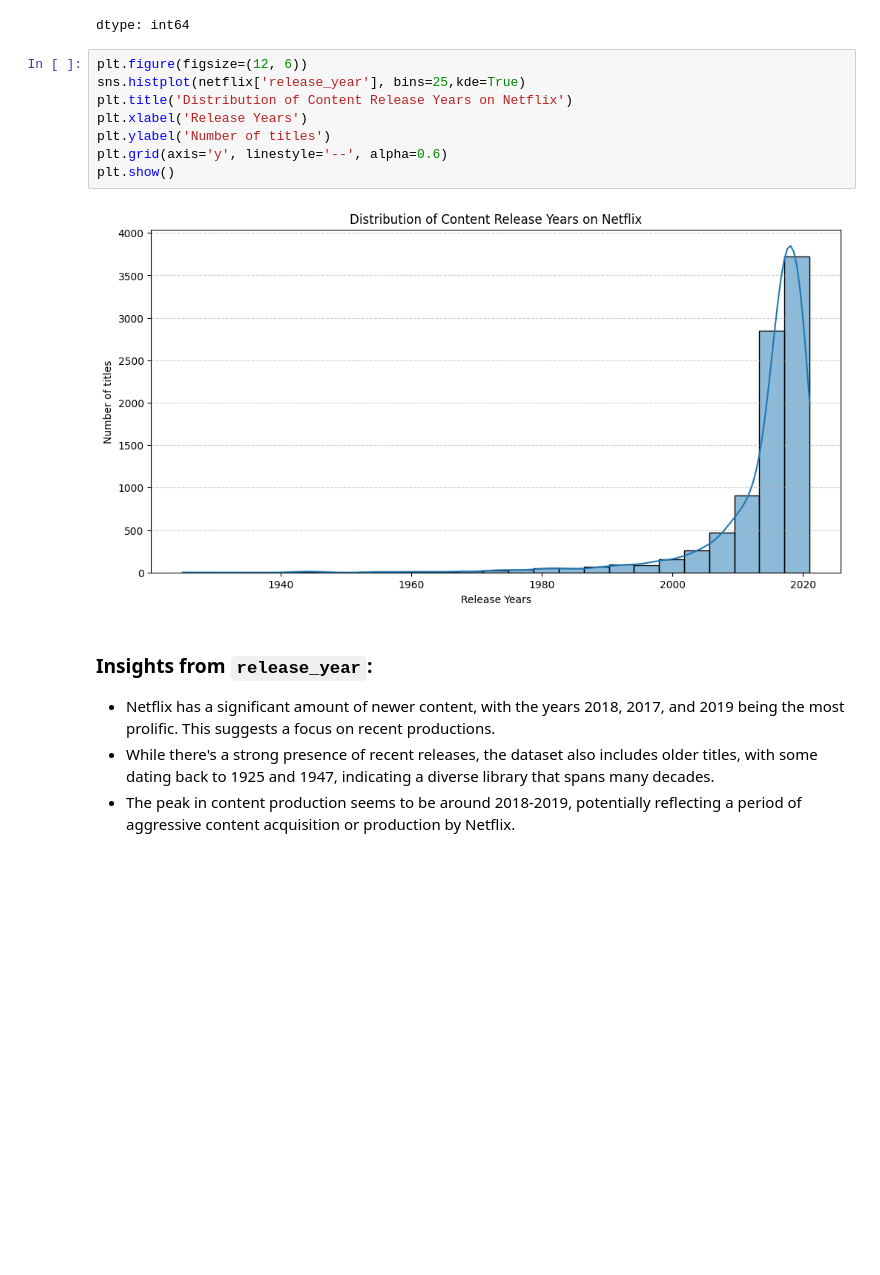
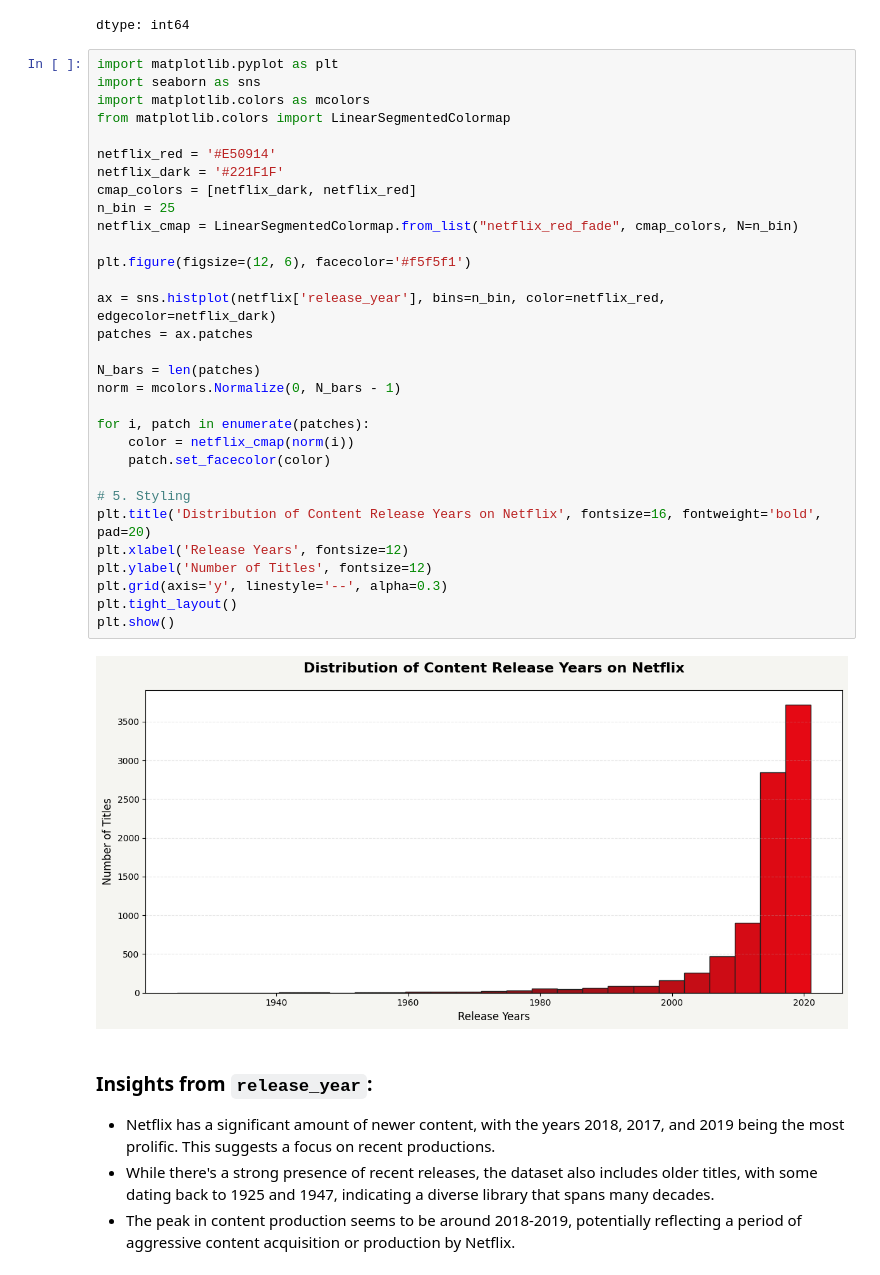
Before and after one commit to RichaGaharwar/Exploratory-Data-Analysis-Netflix-, a Jupyter notebook: Netflix_EDA.ipynb, the cells around one changed output. Drawn from its saved outputs; the diff is of its cells as text; blank space fills up the shorter version.

```diff
--- a/Netflix_EDA.ipynb
+++ b/Netflix_EDA.ipynb
@@ -399,16 +399,39 @@ netflix['release_year'].value_counts().head(5).sort_index(ascending=False)
 | 2017 | 1032 |
 | 2016 | 902 |
 dtype: int64
-# %%
-plt.figure(figsize=(12, 6))
-sns.histplot(netflix['release_year'], bins=25,kde=True)
-plt.title('Distribution of Content Release Years on Netflix')
-plt.xlabel('Release Years')
-plt.ylabel('Number of titles')
-plt.grid(axis='y', linestyle='--', alpha=0.6)
-plt.show()
-# %% [output]
-[figure, removed]
+# %%
+import matplotlib.pyplot as plt
+import seaborn as sns
+import matplotlib.colors as mcolors
+from matplotlib.colors import LinearSegmentedColormap
+
+netflix_red = '#E50914'
+netflix_dark = '#221F1F'
+cmap_colors = [netflix_dark, netflix_red]
+n_bin = 25
+netflix_cmap = LinearSegmentedColormap.from_list("netflix_red_fade", cmap_colors, N=n_bin)
+
+plt.figure(figsize=(12, 6), facecolor='#f5f5f1')
+
+ax = sns.histplot(netflix['release_year'], bins=n_bin, color=netflix_red, edgecolor=netflix_dark)
+patches = ax.patches
+
+N_bars = len(patches)
+norm = mcolors.Normalize(0, N_bars - 1)
+
+for i, patch in enumerate(patches):
+    color = netflix_cmap(norm(i))
+    patch.set_facecolor(color)
+
+# 5. Styling
+plt.title('Distribution of Content Release Years on Netflix', fontsize=16, fontweight='bold', pad=20)
+plt.xlabel('Release Years', fontsize=12)
+plt.ylabel('Number of Titles', fontsize=12)
+plt.grid(axis='y', linestyle='--', alpha=0.3)
+plt.tight_layout()
+plt.show()
+# %% [output]
+[figure, added]
 # %% [markdown]
 ### Insights from `release_year`:
 
```
